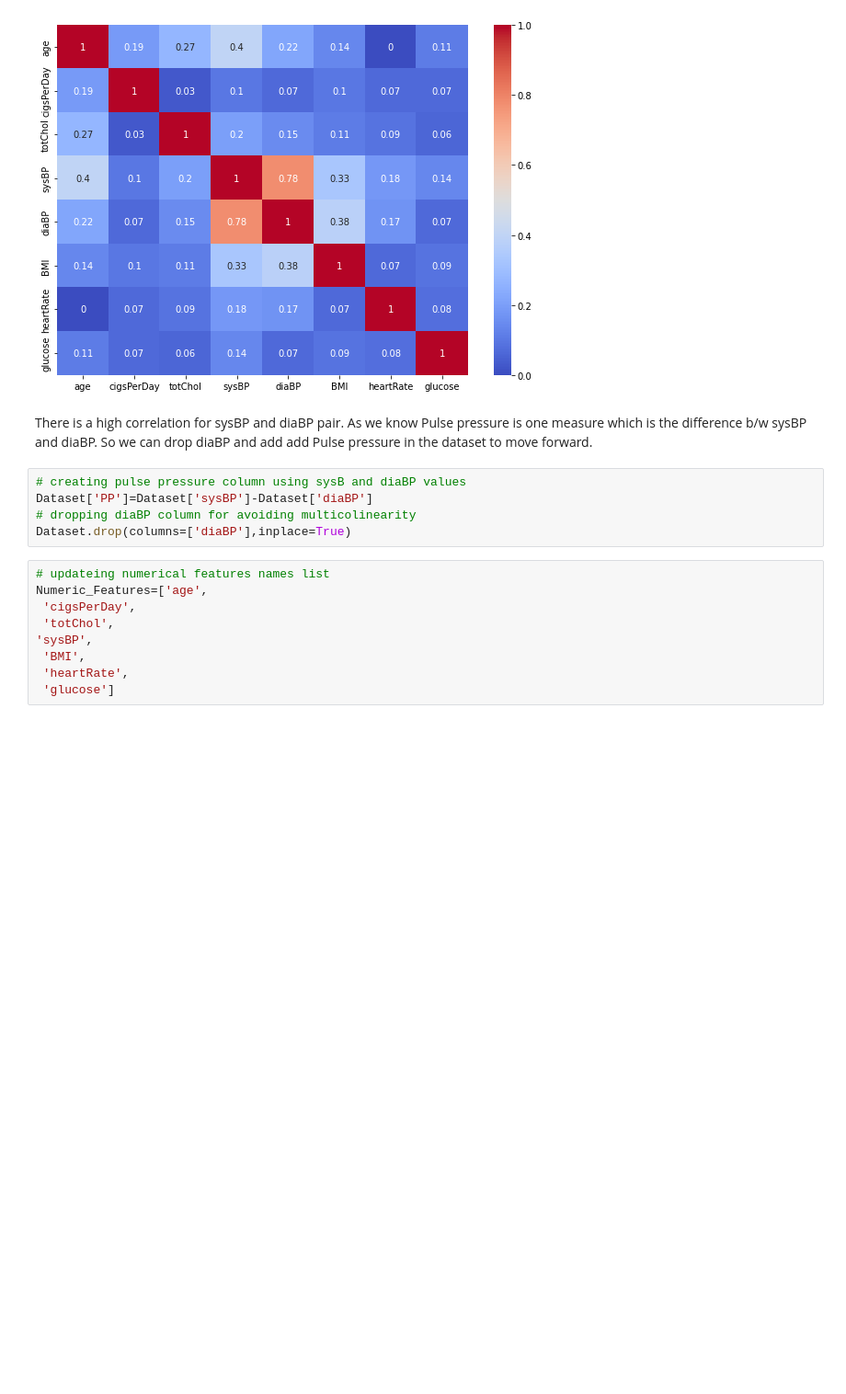
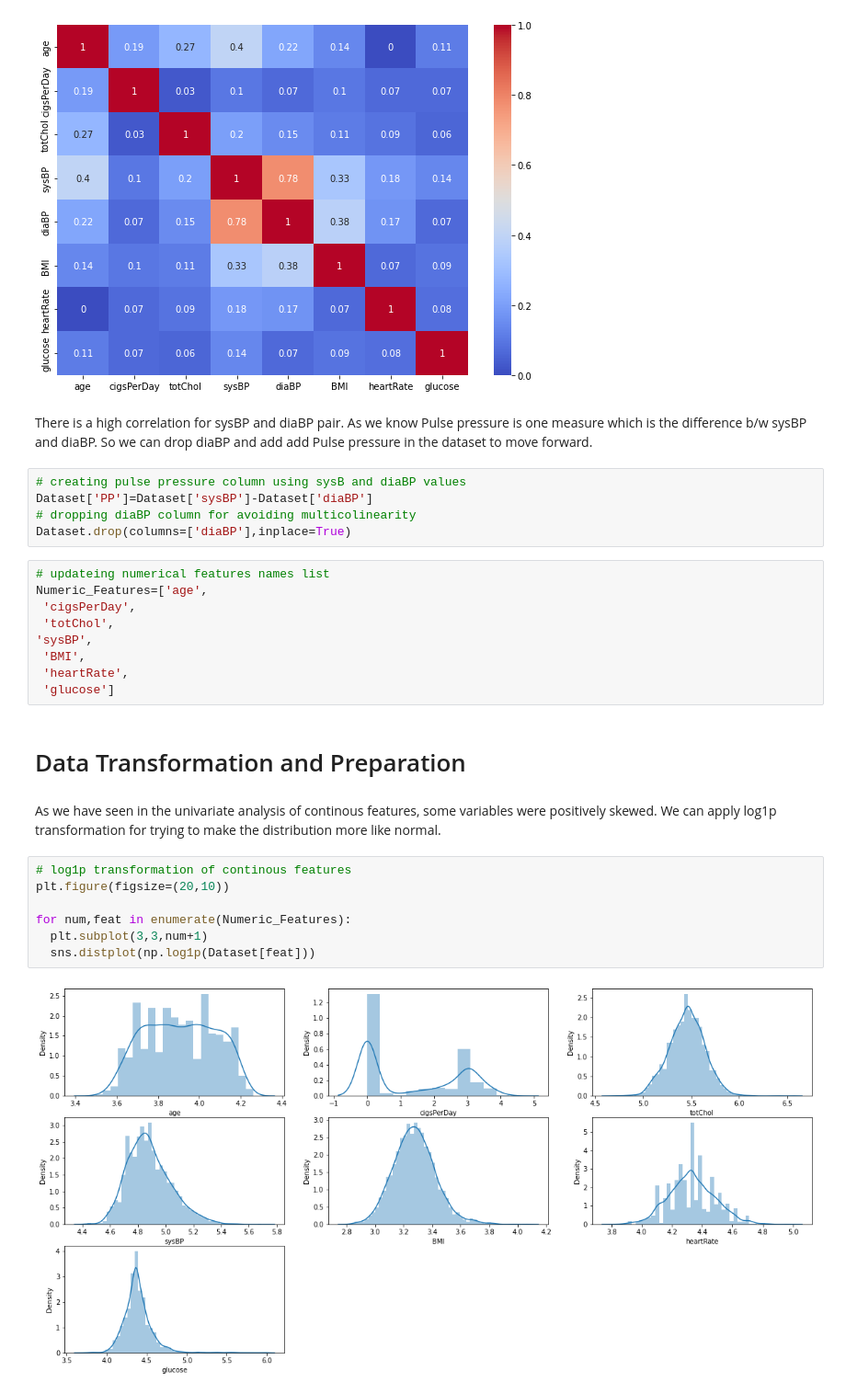
Before and after one commit to iMrugesh9/Cardiovascular_Risk_Prediction_Mrugesh_Patel, a Jupyter notebook: Cardiovascular_Risk_Prediction_Mrugesh_Patel.ipynb, the cells around one changed output. Shown at 92% size. Drawn from its saved outputs; the diff is of its cells as text; blank space fills up the shorter version.

```diff
--- a/Cardiovascular_Risk_Prediction_Mrugesh_Patel.ipynb
+++ b/Cardiovascular_Risk_Prediction_Mrugesh_Patel.ipynb
@@ -489,3 +489,16 @@ Numeric_Features=['age',
  'BMI',
  'heartRate',
  'glucose']
+# %% [markdown]
+# Data Transformation and Preparation
+# %% [markdown]
+As we have seen in the univariate analysis of continous features, some variables were positively skewed. We can apply log1p transformation for trying to make the distribution more like normal.
+# %%
+# log1p transformation of continous features
+plt.figure(figsize=(20,10))
+
+for num,feat in enumerate(Numeric_Features):
+  plt.subplot(3,3,num+1)
+  sns.distplot(np.log1p(Dataset[feat]))
+# %% [output]
+[figure, added]
```
Also changed, not shown: parts of 8 cells of this notebook.
